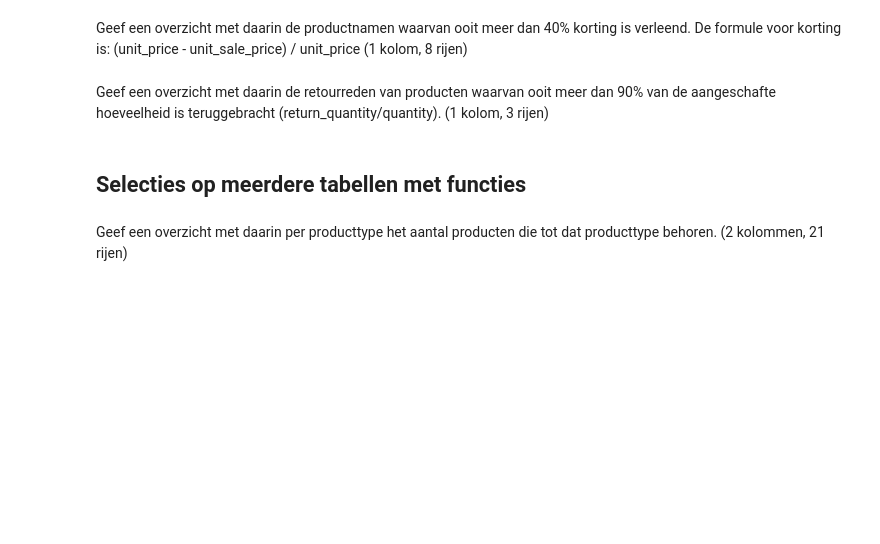
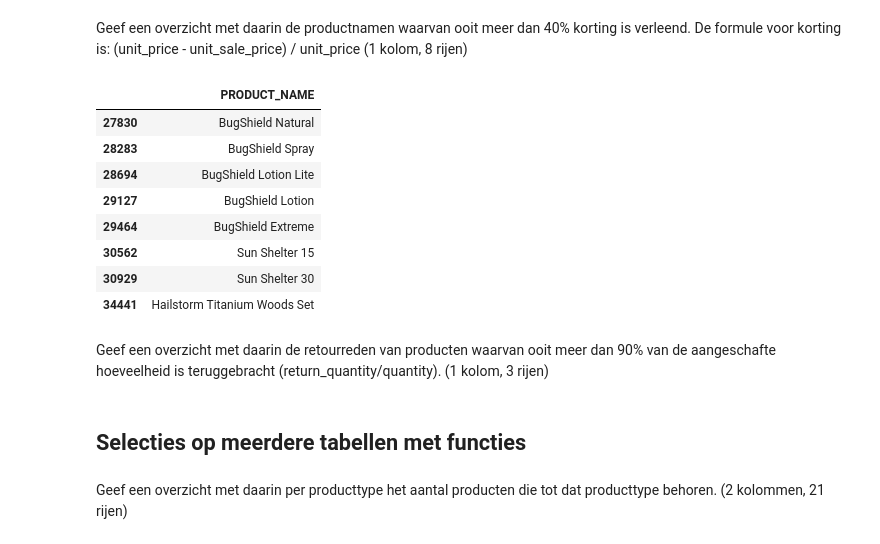
Before and after one commit to RobbertSchwarze/SEM4Robbert, a Jupyter notebook: DEAI - Pythonweek WC Dataselectie met pandas/Opdrachten.ipynb, the cells around one changed output. Cells and saved outputs as stored; diff of their text form; code cells hidden in the pictures; blank space fills up the shorter version.

```diff
--- a/DEAI - Pythonweek WC Dataselectie met pandas/Opdrachten.ipynb
+++ b/DEAI - Pythonweek WC Dataselectie met pandas/Opdrachten.ipynb
@@ -583,5 +619,36 @@ Geef een overzicht met daarin de verschillende namen van producten en bijbehoren
 # %% [markdown]
 Geef een overzicht met daarin de productnamen waarvan ooit meer dan 40% korting is verleend. De formule voor korting is: (unit_price - unit_sale_price) / unit_price (1 kolom, 8 rijen)
+# %%
+# Welke tabellen? PRODUCT, ORDER_DETAILS
+# Welke kolommen?
+# PRODUCT = PRODUCT_NAME
+# ORDER_DETAILS = UNIT_PRICE, UNIT_SALE_PRICE
+# Hoe joinen we deze?
+# PRODUCT_NUMBER
+# Lees de query's in
+# Maak een boolean waarvan ooit meer dan 40% korting is verleend; dit doen we zo: '(unit_price - unit_sale_price / unit price) > 40
+# Alleen de productnamen weergeven.
+
+product = pd.read_sql_query(select_all_product, conn)
+order_details = pd.read_sql_query(select_all_order_details, conn)
+
+overzicht = pd.merge(product, order_details, on = 'PRODUCT_NUMBER', how = 'inner')
+
+product_meer_dan_40_korting = ( (overzicht['UNIT_PRICE'] - overzicht['UNIT_SALE_PRICE']) / overzicht['UNIT_PRICE'] ) > 0.40
+
+resultaat = overzicht.loc[(product_meer_dan_40_korting, ['PRODUCT_NAME'])].drop_duplicates()
+
+resultaat
+# %% [output]
+|  | PRODUCT_NAME |
+| 27830 | BugShield Natural |
+| 28283 | BugShield Spray |
+| 28694 | BugShield Lotion Lite |
+| 29127 | BugShield Lotion |
+| 29464 | BugShield Extreme |
+| 30562 | Sun Shelter 15 |
+| 30929 | Sun Shelter 30 |
+| 34441 | Hailstorm Titanium Woods Set |
 # %% [markdown]
 Geef een overzicht met daarin de retourreden van producten waarvan ooit meer dan 90% van de aangeschafte hoeveelheid is teruggebracht (return_quantity/quantity). (1 kolom, 3 rijen)
 # %% [markdown]
```
Also changed, not shown: parts of 1 cell of this notebook.
